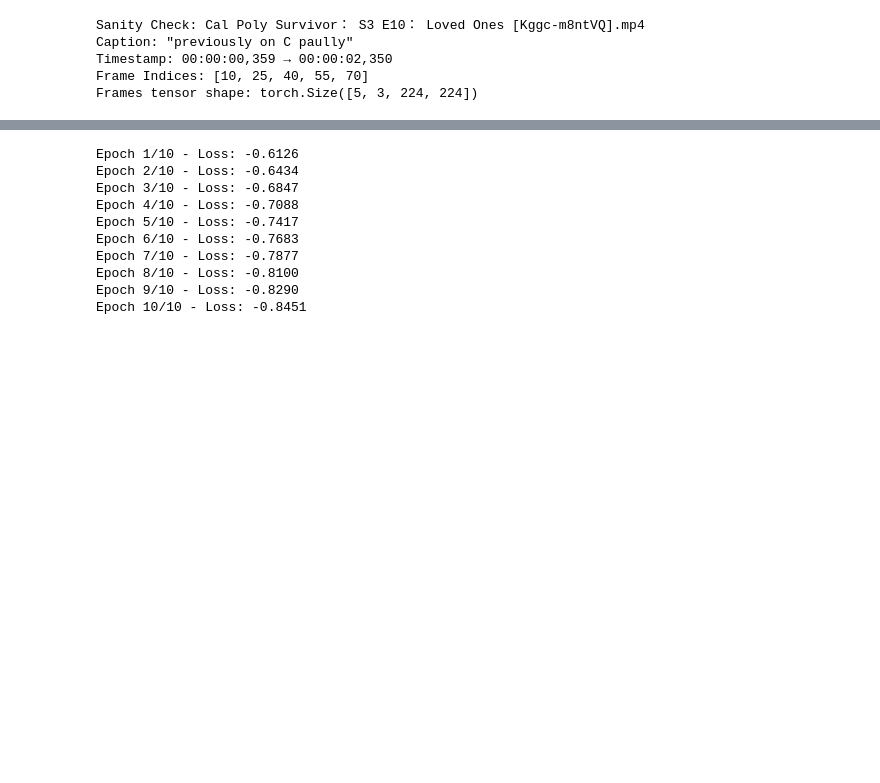
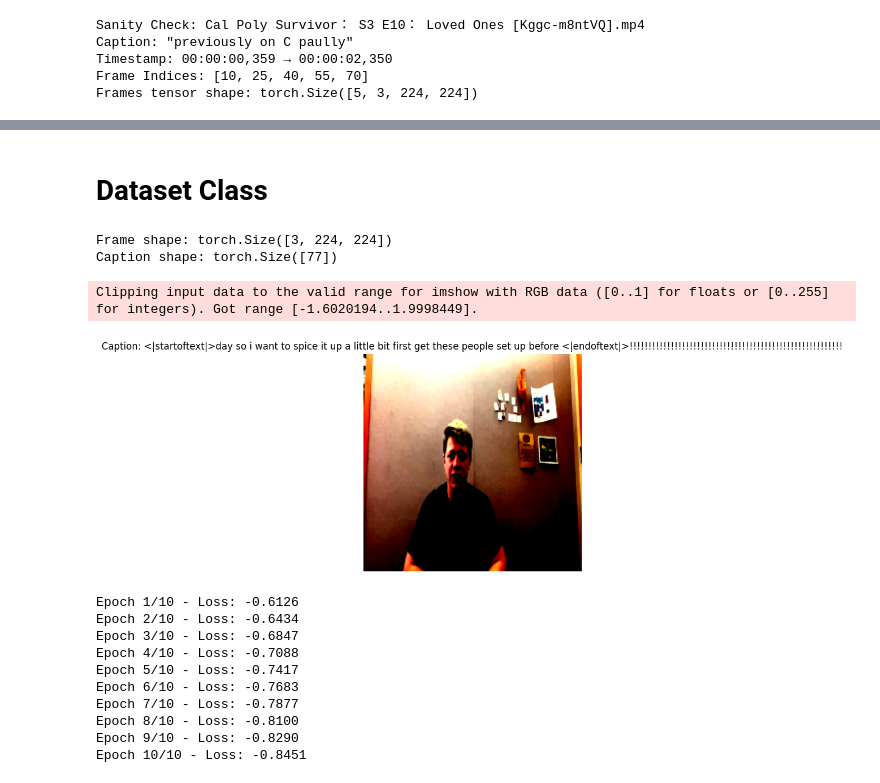
Before and after one commit to Abigayle-Mercer/CSC487_Final_Project, a Jupyter notebook: clip_exploration.ipynb, the cells around one changed output, grey strips where cells are left out. Saved outputs shown, nothing was run; the diff lists cells and outputs as text; code cells hidden in the pictures; blank space fills up the shorter version.

Commit message:
Created loop to collect all frames and all captions (takes a while) and created Dataset class for caption,frames pairs

```diff
--- a/clip_exploration.ipynb
+++ b/clip_exploration.ipynb
@@ -140,0 +217,2 @@ Epoch 2/2 - Loss: -2.1896
+# %% [markdown]
+# **Dataset Class**
@@ -141,3 +259,33 @@ Epoch 2/2 - Loss: -2.1896
+# %%
+frameDataset = FrameCaptionDataset(all_frames,all_captions,clip.tokenize)
+print(f"Frame shape: {frameDataset[210][0].shape}")
+print(f"Caption shape: {frameDataset[210][1].shape}")
+# %% [output]
+Frame shape: torch.Size([3, 224, 224])
+Caption shape: torch.Size([77])
+# %%
+from transformers import CLIPProcessor
+import matplotlib.pyplot as plt
+# Initialize the processor (if not already done)
+processor = CLIPProcessor.from_pretrained("openai/clip-vit-base-patch32")
+frame_tensor = frameDataset[200][0]
+# Get the tokenized caption
+caption_tokens = frameDataset[200][1]
+
+# Decode the caption tokens back into text
+caption_text = processor.decode(caption_tokens)
+
+# Plotting the selected frame
+fig, ax = plt.subplots(figsize=(5, 5))  # Adjust the size of the figure
+frame_np = frame_tensor.cpu().numpy().transpose(1, 2, 0)  # Convert to (224, 224, 3)
+ax.imshow(frame_np)
+ax.axis("off")
+ax.set_title(f"Caption: {caption_text}")  # Display the decoded caption
+
+plt.show()
+# %% [output]
+Clipping input data to the valid range for imshow with RGB data ([0..1] for floats or [0..255] for integers). Got range [-1.6020194..1.9998449].
+[figure, added]
 # %%
 import torch.nn.functional as F
 import torch.optim as optim
```
Also changed, not shown: parts of 4 cells of this notebook.
